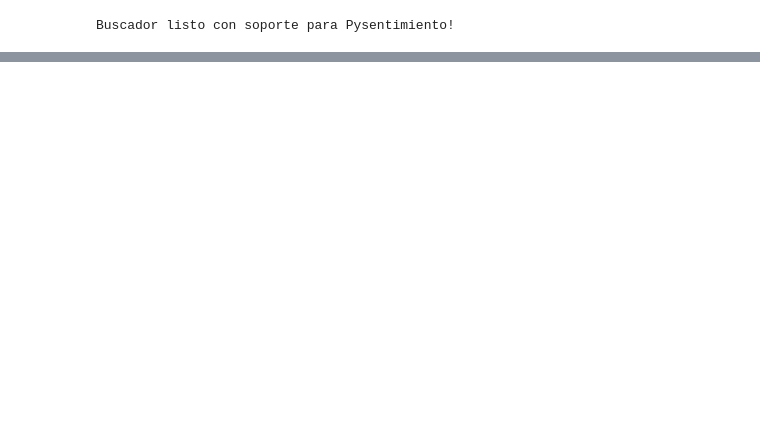
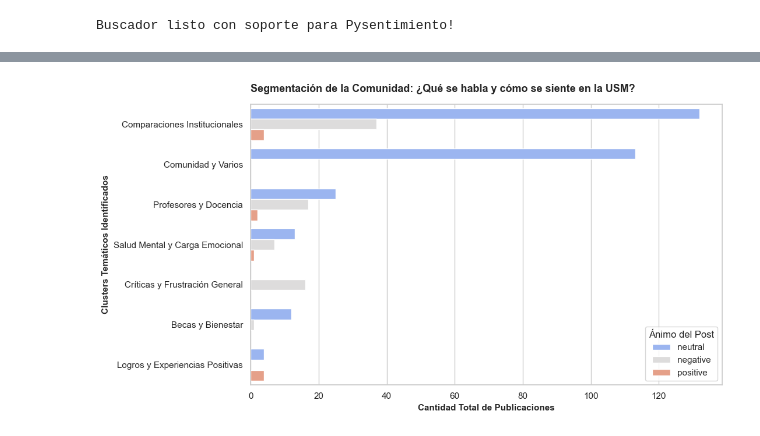
Before and after one commit to andreavalfonzo/redditUSM, a Jupyter notebook: notebooks/USM_Sentiment_Analysis.ipynb, the cells around one changed output, grey strips where cells are left out. Cells and saved outputs as stored; diff of their text form; code cells hidden in the pictures; blank space fills up the shorter version.

```diff
--- a/notebooks/USM_Sentiment_Analysis.ipynb
+++ b/notebooks/USM_Sentiment_Analysis.ipynb
@@ -96,0 +298,69 @@ Warning: You are sending unauthenticated requests to the HF Hub. Please set a HF
+# %%
+if not df_final.empty and 'texto_limpio' in df_final.columns:
+    import pandas as pd
+    import matplotlib.pyplot as plt
+    import seaborn as sns
+
+    print("Clasificando comentarios en Clusters Temáticos Reales...")
+
+    def asignar_cluster_tematico(row):
+        texto = str(row['texto_limpio']).lower()
+        sentimiento = str(row['sentiment_label']).lower()
+
+        #Profesores y Docencia
+        if any(w in texto for w in ['profe', 'profes', 'profesor', 'profesora', 'docente', 'catedra', 'explicar', 'pauta']):
+            return 'Profesores y Docencia'
+
+        #Becas y Almuerzos (Casino)
+        elif any(w in texto for w in ['beca', 'baes', 'pluxee', 'casino', 'almuerzo', 'comida', 'junaeb', 'casino', 'arancel']):
+            return 'Becas y Bienestar'
+
+        #Salud Mental y Estrés
+        elif any(w in texto for w in ['ansiedad', 'estres', 'estrés', 'colapso', 'sueño', 'insomnio', 'llorar', 'crisis', 'cansado']):
+            return 'Salud Mental y Carga Emocional'
+
+        #Comparaciones Universitarias
+        elif any(w in texto for w in ['pucv', 'usach', 'uchile', 'uc', 'duoc', 'uach', 'comparar', 'mejor', 'peor', 'diferencia']):
+            return 'Comparaciones Institucionales'
+
+        #Comentarios Malos / Frustración Crítica (Filtro por sentimiento)
+        elif sentimiento == 'negative' or any(w in texto for w in ['malo', 'pesimo', 'odio', 'rabia', 'horrible', 'error', 'reprobar']):
+            return 'Críticas y Frustración General'
+
+        #Comentarios Buenos / Logros y Apoyo
+        elif sentimiento == 'positive' or any(w in texto for w in ['bueno', 'excelente', 'bacan', 'bacán', 'lograr', 'pasar', 'feliz', 'felicidades']):
+            return 'Logros y Experiencias Positivas'
+
+        else:
+            return 'Comunidad y Varios'
+
+    #Creamos los Clusters
+    df_final['cluster_manual'] = df_final.apply(asignar_cluster_tematico, axis=1)
+
+    #Creamos una tabla resumen para verificar que las cantidades estén correctas
+    resumen_clusters = df_final['cluster_manual'].value_counts().reset_index()
+    resumen_clusters.columns = ['Cluster Temático', 'Cantidad de Publicaciones']
+    print("\nCONTEO DE POSTS POR CLUSTER")
+    print(resumen_clusters.to_string(index=False))
+
+
+    plt.figure(figsize=(11, 6))
+    sns.set_theme(style="whitegrid")
+    sns.countplot(
+        data=df_final,
+        y='cluster_manual',
+        hue='sentiment_label',
+        palette='coolwarm',
+        order=df_final['cluster_manual'].value_counts().index
+    )
+
+    plt.title('Segmentación de la Comunidad: ¿Qué se habla y cómo se siente en la USM?', fontsize=13, fontweight='bold', loc='left', pad=15)
+    plt.xlabel('Cantidad Total de Publicaciones', fontsize=11, fontweight='bold')
+    plt.ylabel('Clusters Temáticos Identificados', fontsize=11, fontweight='bold')
+    plt.legend(title='Ánimo del Post', loc='lower right', frameon=True)
+    plt.tight_layout()
+    plt.show()
+
+else:
+    print("[!] Error: Asegúrate de tener datos cargados y la columna 'texto_limpio' creada.")
+# %% [output]
@@ -96,0 +378 @@ Warning: You are sending unauthenticated requests to the HF Hub. Please set a HF
+[figure, added]
```
Also changed, not shown: parts of 31 cells of this notebook, 6 other files.
